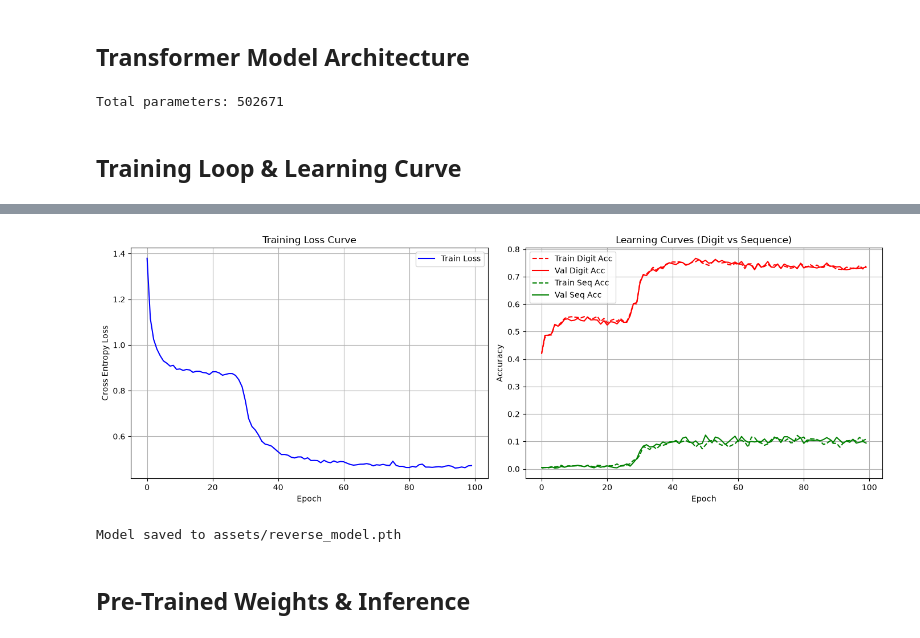
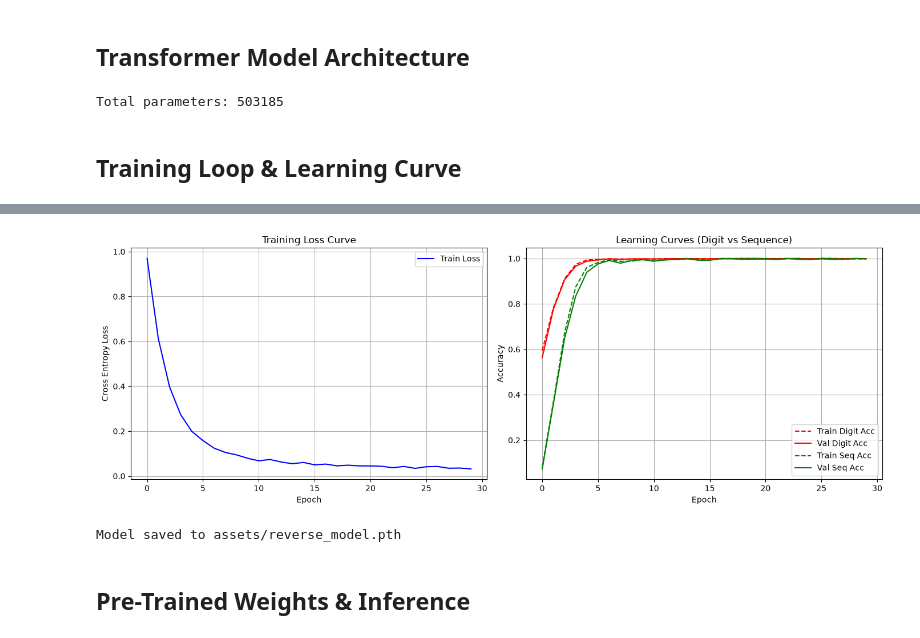
Before and after one commit to tritinvo18/extending_llm, a Jupyter notebook: LLMReverse.ipynb, the cells around one changed output, grey strips where cells are left out. Cells and saved outputs as stored; diff of their text form; code cells hidden in the pictures.

```diff
--- a/LLMReverse.ipynb
+++ b/LLMReverse.ipynb
@@ -17,7 +17,7 @@ eos_token = "[EOS]"
 
 class character_level_tokenizer:
     def __init__(self):
-        self.vocab = [str(x) for x in range(10)] + ["+", "-", "="] + [pad_token, eos_token]
+        self.vocab = [str(x) for x in range(10)] + ["+", "-", "=", "c", "b"] + [pad_token, eos_token]
         self.token_to_id = {v: k for k, v in enumerate(self.vocab)}
         self.id_to_token = {k: v for k, v in enumerate(self.vocab)}
         self.ntokens = len(self.vocab)
@@ -189,15 +264,15 @@ model = TransformerModel(ntoken=tokenizer.ntokens, ninp=128, nhead=16, nhid=64,
 Nparams = sum(p.numel() for p in model.parameters())
 print(f'Total parameters: {Nparams}')
 # %% [output]
-Total parameters: 502671
+Total parameters: 503185
 # %% [markdown]
 ## Training Loop & Learning Curve
 # %%
 def get_batch_lm(data, i, batch_size, tokenizer):
     batch = data[i:i+batch_size]
-    prompts = [tokenizer.encode(p) for p, a in batch]
+    prompts = [tokenizer.encode(p) for p, _, a_rev in batch]
     padded_prompts, length_prompts = pad(prompts, tokenizer, "prompts")
-    answers = [tokenizer.encode(a[::-1]) + [tokenizer.token_to_id['[EOS]']] for p, a in batch]
+    answers = [tokenizer.encode(a_rev) + [tokenizer.token_to_id['[EOS]']] for p, _, a_rev in batch]
     padded_answers, length_answers = pad(answers, tokenizer, "answers")
     X = torch.stack([torch.tensor(x) for x in padded_prompts], 1)
     Y = torch.stack([torch.tensor(x) for x in padded_answers], 1)
@@ -210,8 +285,8 @@ def evaluate_lm(model, data, tokenizer, batch_size, device):
     with torch.no_grad():
         for i in range(0, min(1000, len(data)), batch_size):
             batch = data[i:i+batch_size]
-            prompts = [tokenizer.encode(p) for p, a in batch]
-            answers = [tokenizer.encode(a[::-1]) + [tokenizer.token_to_id['[EOS]']] for p, a in batch]
+            prompts = [tokenizer.encode(p) for p, _, a_rev in batch]
+            answers = [tokenizer.encode(a_rev) + [tokenizer.token_to_id['[EOS]']] for p, _, a_rev in batch]
             max_prompt_len = max(len(p) for p in prompts)
             max_ans_len = max(len(a) for a in answers)
 
@@ -243,7 +318,7 @@ def evaluate_lm(model, data, tokenizer, batch_size, device):
 criterion = nn.CrossEntropyLoss(ignore_index=tokenizer.token_to_id['[PAD]'])
 optimizer = torch.optim.AdamW(model.parameters(), lr=0.001)
 batch_size = 100
-epochs = 100
+epochs = 30
 
 train_losses = []
 val_digit_accs, val_seq_accs = [], []
@@ -330,4 +405,4 @@ Epoch 100/100, Loss: 0.4718 | Val Seq Acc: 0.0940 | Train Seq Acc: 0.1080
-[figure, old version]
+[figure, new version]
 Model saved to assets/reverse_model.pth
 # %% [markdown]
 ## Pre-Trained Weights & Inference
```
Also changed, not shown: parts of 5 cells of this notebook, 17 other files.
